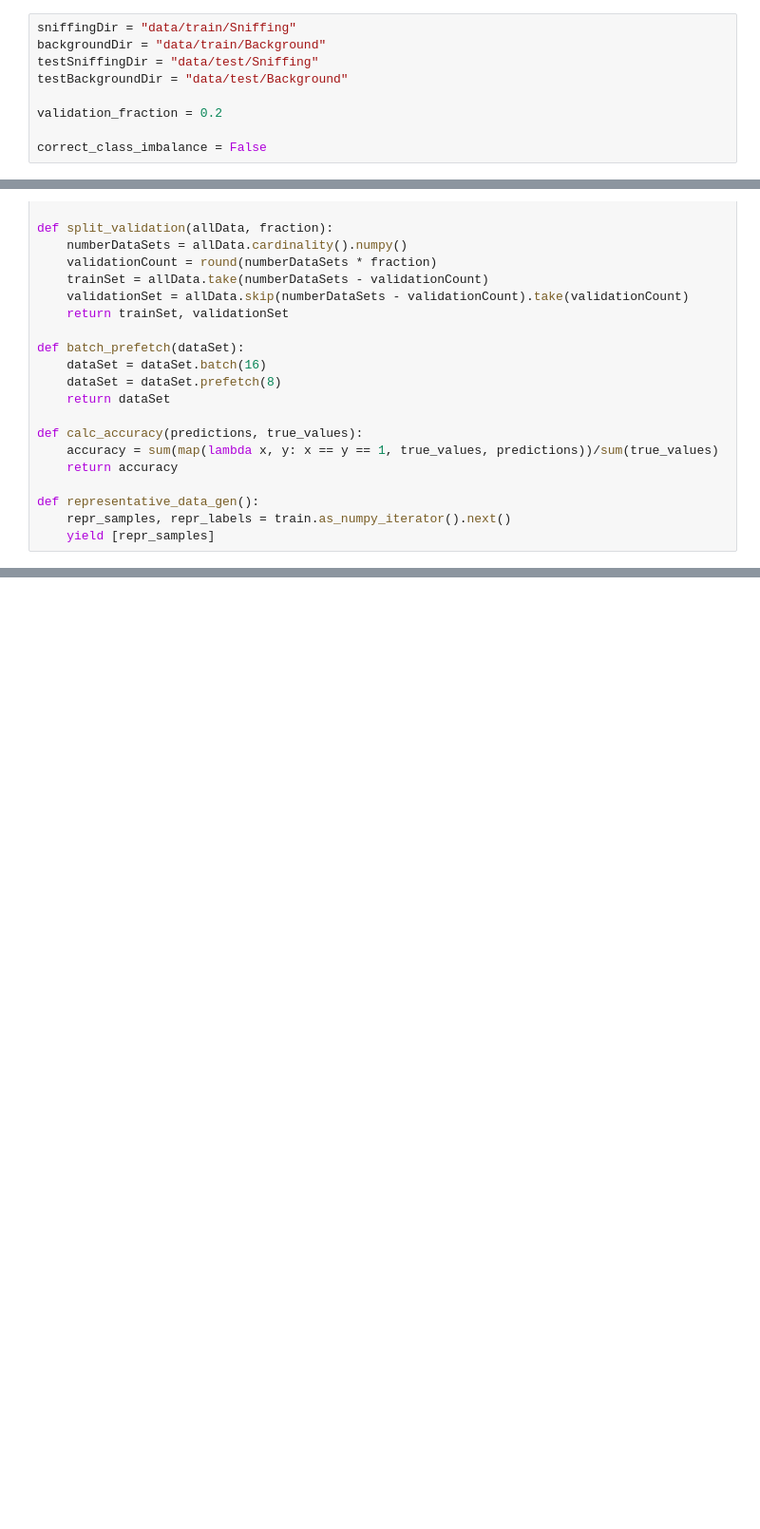
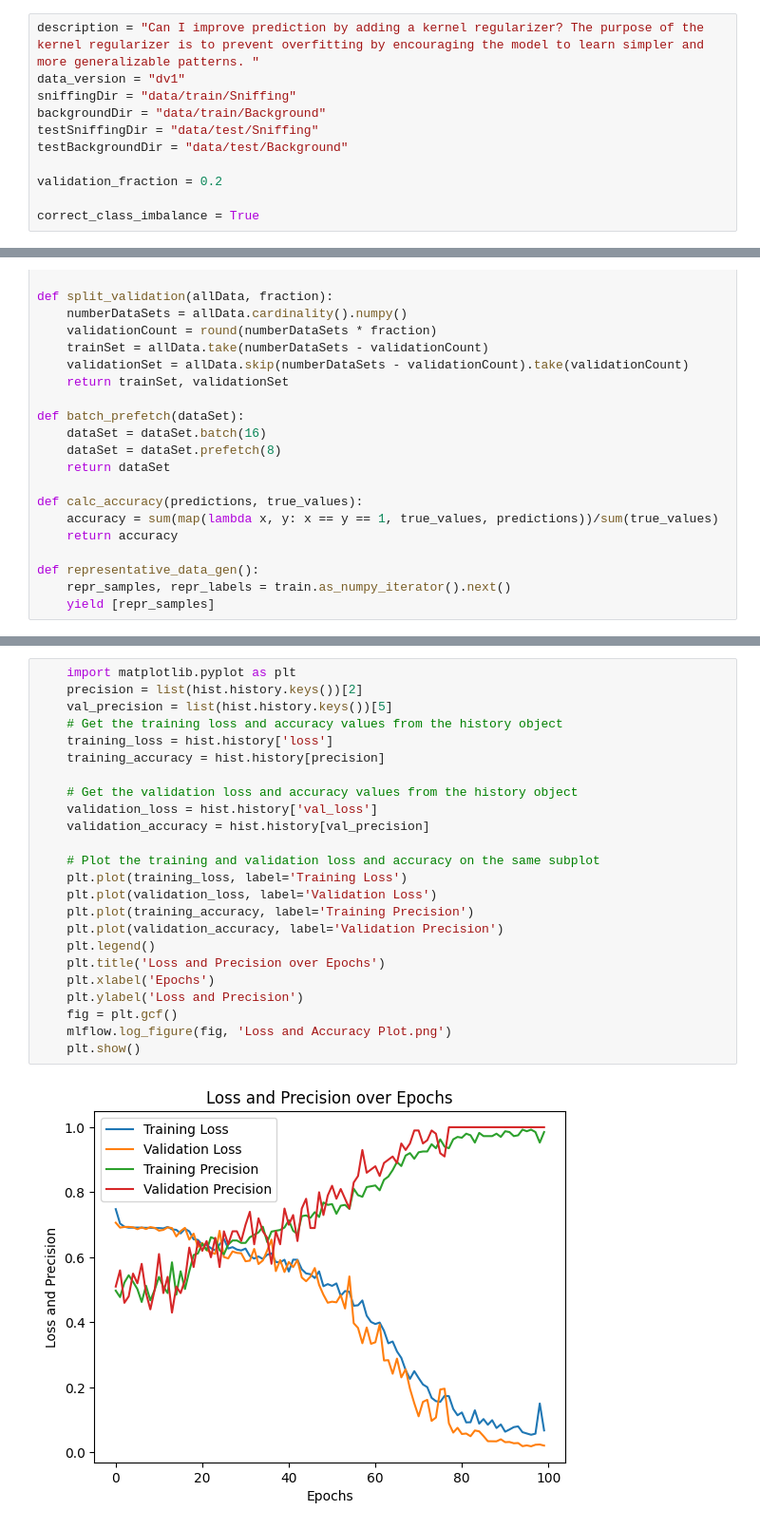
Before and after one commit to Joerg-Schultz/SniffingDetector, a Jupyter notebook: Detecting/NeuralNetwork/BuildModel_TwoOutputNeurons.ipynb, the cells around one changed output, grey strips where cells are left out. Shown: that part at 95% size. Cells and saved outputs as stored; diff of their text form; blank space fills up the shorter version.

Commit message:
with MLFlow tracking

```diff
--- a/Detecting/NeuralNetwork/BuildModel_TwoOutputNeurons.ipynb
+++ b/Detecting/NeuralNetwork/BuildModel_TwoOutputNeurons.ipynb
@@ -1,4 +1,6 @@
 # %%
+description = "Can I improve prediction by adding a kernel regularizer? The purpose of the kernel regularizer is to prevent overfitting by encouraging the model to learn simpler and more generalizable patterns. "
+data_version = "dv1"
 sniffingDir = "data/train/Sniffing"
 backgroundDir = "data/train/Background"
 testSniffingDir = "data/test/Sniffing"
@@ -6,7 +8,7 @@ testBackgroundDir = "data/test/Background"
 
 validation_fraction = 0.2
 
-correct_class_imbalance = False
+correct_class_imbalance = True
 # %%
 import tensorflow as tf
 from tensorflow.keras.models import Sequential
@@ -175 +189,27 @@ Epoch 100/100
+# %%
+    import matplotlib.pyplot as plt
+    precision = list(hist.history.keys())[2]
+    val_precision = list(hist.history.keys())[5]
+    # Get the training loss and accuracy values from the history object
+    training_loss = hist.history['loss']
+    training_accuracy = hist.history[precision]
+
+    # Get the validation loss and accuracy values from the history object
+    validation_loss = hist.history['val_loss']
+    validation_accuracy = hist.history[val_precision]
+
+    # Plot the training and validation loss and accuracy on the same subplot
+    plt.plot(training_loss, label='Training Loss')
+    plt.plot(validation_loss, label='Validation Loss')
+    plt.plot(training_accuracy, label='Training Precision')
+    plt.plot(validation_accuracy, label='Validation Precision')
+    plt.legend()
+    plt.title('Loss and Precision over Epochs')
+    plt.xlabel('Epochs')
+    plt.ylabel('Loss and Precision')
+    fig = plt.gcf()
+    mlflow.log_figure(fig, 'Loss and Accuracy Plot.png')
+    plt.show()
+# %% [output]
+[figure, added]
 # %%
```
Also changed, not shown: parts of 7 cells of this notebook.
